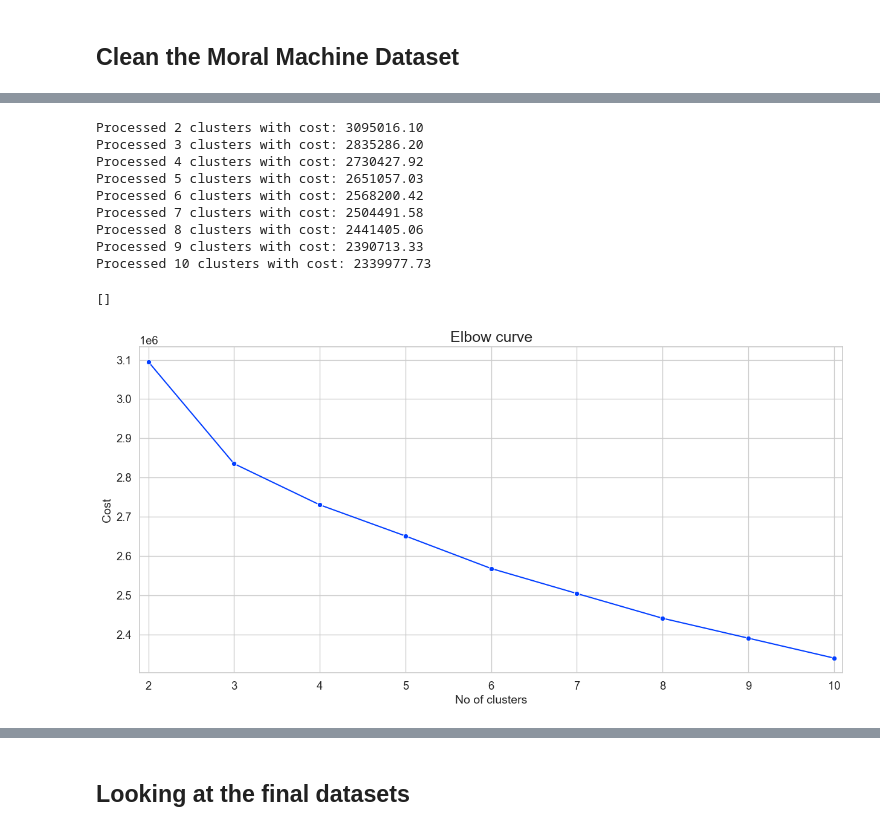
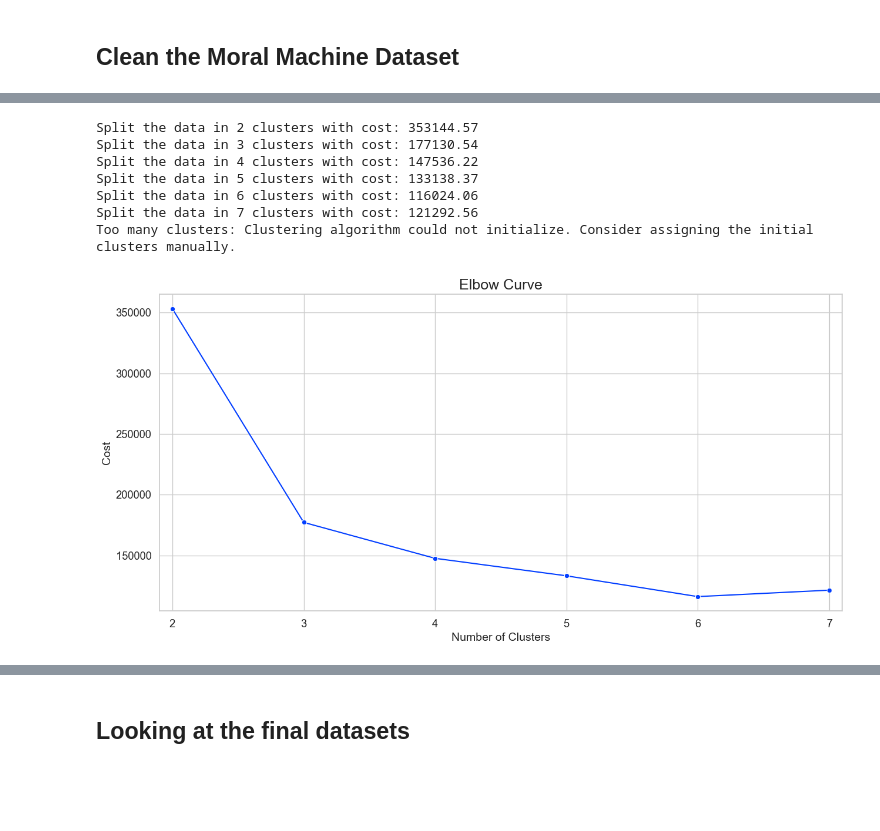
Before and after one commit to Moral-Machine-2024/timoklein, a Jupyter notebook: Data_cleaning.ipynb, the cells around one changed output, grey strips where cells are left out. Saved outputs shown, nothing was run; the diff lists cells and outputs as text; code cells hidden in the pictures; blank space fills up the shorter version.

Commit message:
Model results

```diff
--- a/Data_cleaning.ipynb
+++ b/Data_cleaning.ipynb
@@ -493,2 +437,0 @@ cleaned_data = cleaned_data[cleaned_data['ExtendedSessionID'].isin(filtered_sess
-# %%
-cleaned_data = cleaned_data.drop(['ResponseID', 'ExtendedSessionID', 'UserID', 'Country'], axis=1)
@@ -526,5 +508,8 @@ X_trainval.head()
 # %%
 train_array = X_trainval.values
 test_array = X_test.values
+
+train_array_sub = X_trainval_sub.values
+test_array_sub = X_test_sub.values
 # %%
 np.set_printoptions(threshold=np.inf)
@@ -551,50 +529,63 @@ train_array[:, 4] = train_array[:, 4].astype(str)
 test_array[:, 3] = test_array[:, 3].astype(str)
 test_array[:, 4] = test_array[:, 4].astype(str)
 
+train_array_sub[:, 3] = train_array_sub[:, 3].astype(str)
+train_array_sub[:, 4] = train_array_sub[:, 4].astype(str)
+
+test_array_sub[:, 3] = test_array_sub[:, 3].astype(str)
+test_array_sub[:, 4] = test_array_sub[:, 4].astype(str)
+
+# Convert all columns to float except the 4th (index 3) and 5th (index 4)
 num_rows, num_cols = train_array.shape
 
-# Convert all columns to float except the 4th (index 3) and 5th (index 4)
 for i in range(num_cols):
     if i != 3 and i != 4:  # Exclude the 3rd and 4th columns
         train_array[:, i] = train_array[:, i].astype(float)
         test_array[:, i] = test_array[:, i].astype(float)
+
+num_rows, num_cols = train_array_sub.shape
+
+for i in range(num_cols):
+    if i != 3 and i != 4:  # Exclude the 3rd and 4th columns
+        train_array_sub[:, i] = train_array_sub[:, i].astype(float)
+        test_array_sub[:, i] = test_array_sub[:, i].astype(float)
 # %%
 # Finding the optimal number of clusters by plotting the elbow curve
 no_of_clusters = list(range(2, 11))
 cost_values = []
 
-indices = np.random.choice(train_array.shape[0], size=100_000, replace=False)
-subset_data = train_array[indices]
+for k in no_of_clusters:
+    try:
+        test_model = KPrototypes(n_clusters=k, init='Huang', random_state=42)
+        test_model.fit_predict(train_array_sub, categorical=[3, 4])
+        cost_values.append(test_model.cost_)
+        successful_k = k
 
-for k in no_of_clusters:
-  test_model = KPrototypes(n_clusters=k, init='Huang', random_state=42)
-  test_model.fit_predict(subset_data, categorical=[3,4])
-  cost_values.append(test_model.cost_)
+        print(f"Split the data in {k} clusters with cost: {test_model.cost_:.2f}")
 
-  print(f"Processed {k} clusters with cost: {test_model.cost_:.2f}")
+    except ValueError as e:
+        print(f"Too many clusters: {e}")
+        break  # Stop the loop if ValueError is encountered
 
-# Plotting the elbow curve
+# Plotting the elbow curve for successfully processed clusters
 sns.set_theme(style="whitegrid", palette="bright", font_scale=1.2)
 
 plt.figure(figsize=(15, 7))
-ax = sns.lineplot(x=no_of_clusters, y=cost_values, marker="o", dashes=False)
-ax.set_title('Elbow curve', fontsize=18)
-ax.set_xlabel('No of clusters', fontsize=14)
+ax = sns.lineplot(x=no_of_clusters[:len(cost_values)], y=cost_values, marker="o", dashes=False)
+ax.set_title('Elbow Curve', fontsize=18)
+ax.set_xlabel('Number of Clusters', fontsize=14)
 ax.set_ylabel('Cost', fontsize=14)
-ax.set(xlim=(2-0.1, 10+0.1))
-plt.plot()
+ax.set(xlim=(2 - 0.1, successful_k + 0.1))
+plt.show()
 # %% [output]
-Processed 2 clusters with cost: 3095016.10
-Processed 3 clusters with cost: 2835286.20
-Processed 4 clusters with cost: 2730427.92
-Processed 5 clusters with cost: 2651057.03
-Processed 6 clusters with cost: 2568200.42
-Processed 7 clusters with cost: 2504491.58
-Processed 8 clusters with cost: 2441405.06
-Processed 9 clusters with cost: 2390713.33
-Processed 10 clusters with cost: 2339977.73
+Split the data in 2 clusters with cost: 353144.57
+Split the data in 3 clusters with cost: 177130.54
+Split the data in 4 clusters with cost: 147536.22
+Split the data in 5 clusters with cost: 133138.37
+Split the data in 6 clusters with cost: 116024.06
+Split the data in 7 clusters with cost: 121292.56
+Too many clusters: Clustering algorithm could not initialize. Consider assigning the initial clusters manually.
-[]
-[figure, old version]
+[figure, new version]
 # %%
 # Cluster the entire dataset using the optimal number of clusters
 model = KPrototypes(n_clusters=3, init='Huang', random_state=42, n_jobs=-1)
```
Also changed, not shown: parts of 29 cells of this notebook, 6 other files.
